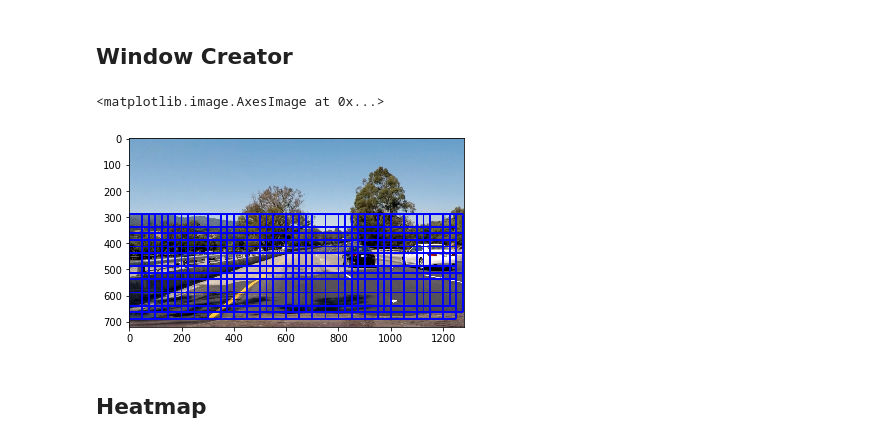
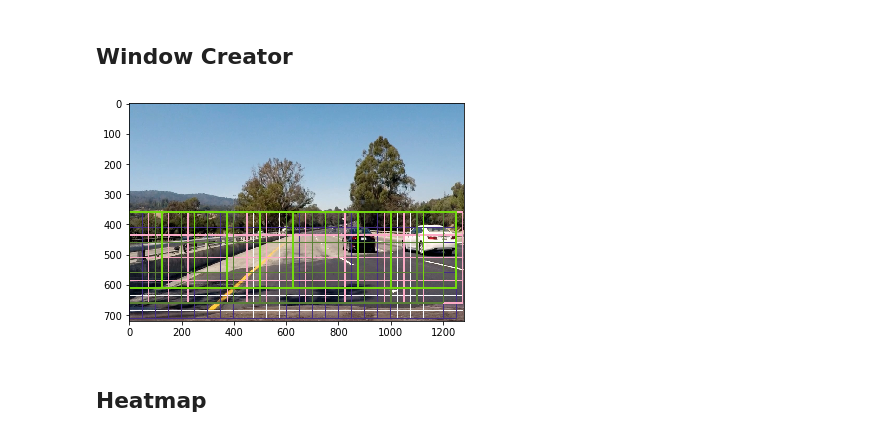
Before and after one commit to Maesla/Vehicle-Detection, a Jupyter notebook: vehicle_detection.ipynb, the cells around one changed output. Saved outputs shown, nothing was run; the diff lists cells and outputs as text; code cells hidden in the pictures.

```diff
--- a/vehicle_detection.ipynb
+++ b/vehicle_detection.ipynb
@@ -302,6 +337,9 @@ Test Accuracy of SVC =  0.983671171171
 # %% [markdown]
 ## Window Creator
 # %%
+import numpy as np
+import cv2
+
 class Window_Creator:
 
     def __init__(self, window_size, overlap):
@@ -311,35 +349,40 @@ class Window_Creator:
     def get_complex_windows(self, img):
 
         height = img.shape[0]
-        y_start = 0.4*height
+        y_start = 0.5*height
         y_start = int(round(y_start))
         new_y_start_stop = [y_start, None]
 
         overlap = (0.5, 0.5)
         sizes = []
+        sizes.append((50, 50))
         sizes.append((100, 100))
         sizes.append((150, 150))
         sizes.append((200, 200))
         sizes.append((250, 250))
-        sizes.append((300, 300))
-        sizes.append((350, 350))
-        sizes.append((400, 400))
-        sizes.append((500, 500))
+        #sizes.append((300, 300))
+        #sizes.append((350, 350))
+        #sizes.append((400, 400))
+        #sizes.append((500, 500))
 
+        windows_full = []
         windows = []
         for size in sizes:
             aux = self.slide_window(img, xy_window = size, xy_overlap = overlap, y_start_stop = new_y_start_stop)
-            self.concatenate(windows, aux)
+            windows.append(aux)
+            windows_full = self.concatenate(windows_full, aux)
 
 
         #test_window = ((807, 380),(950, 525))
         #windows.append(test_window)
 
-        return windows
+        return windows_full, windows
 
     def concatenate(self, main_list, new_elements):
         for element in new_elements:
             main_list.append(element)
+
+        return main_list
 
     def get_windows(self, img):
         windows = self.slide_window(img, xy_window = self.window_size, xy_overlap = self.overlap)
@@ -386,11 +429,20 @@ class Window_Creator:
         return window_list
 
     def draw_windows(self, img):
-        windows = self.get_complex_windows(img)
-        return self.draw_boxes(img, windows)
+        windows_full, windows = self.get_complex_windows(img)
+        imcopy = np.copy(img)
+        thick = 1
+        for windows_part in windows:
+            r = np.random.randint(0, 255)
+            g = np.random.randint(0, 255)
+            b = np.random.randint(0, 255)
+            imcopy = self.draw_boxes(imcopy, windows_part, color = (r,g,b, 0.5), thick = thick)
+            thick +=1
+
+        return imcopy
 
 
-    def draw_boxes(self, img, bboxes, color=(0, 0, 255), thick=6):
+    def draw_boxes(self, img, bboxes, color=(0, 0, 255), thick=2):
         # Make a copy of the image
         imcopy = np.copy(img)
         # Iterate through the bounding boxes
@@ -402,18 +454,18 @@ class Window_Creator:
 # %%
 import matplotlib.image as mpimg
 import matplotlib.pyplot as plt
 
 %matplotlib inline
 
 test_img_folder = './test_images/test4.jpg'
 test_image = mpimg.imread(test_img_folder)
 
 window_creator = Window_Creator(window_size = (128, 128), overlap = (0.1, 0.1))
 image_with_window = window_creator.draw_windows(test_image)
-plt.imshow(image_with_window)
+plt.imshow(image_with_window, interpolation='nearest', aspect='auto')
+mpimg.imsave('./output_images/image_with_windows.png',image_with_window)
 # %% [output]
-<matplotlib.image.AxesImage at 0x...>
-[figure, old version]
+[figure, new version]
 # %% [markdown]
 ## Heatmap
 # %%
```
Also changed, not shown: parts of 7 cells of this notebook, 5 other files.
